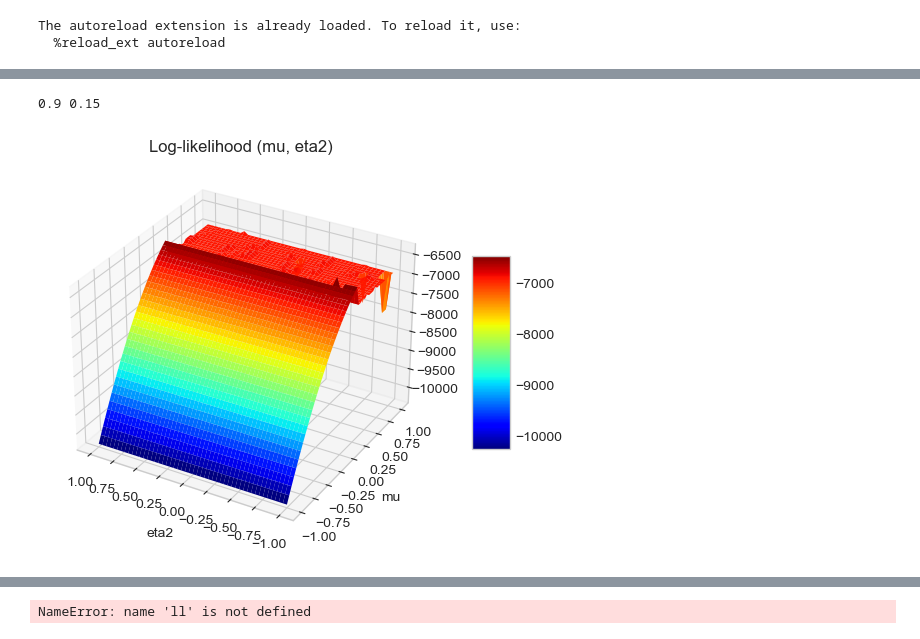
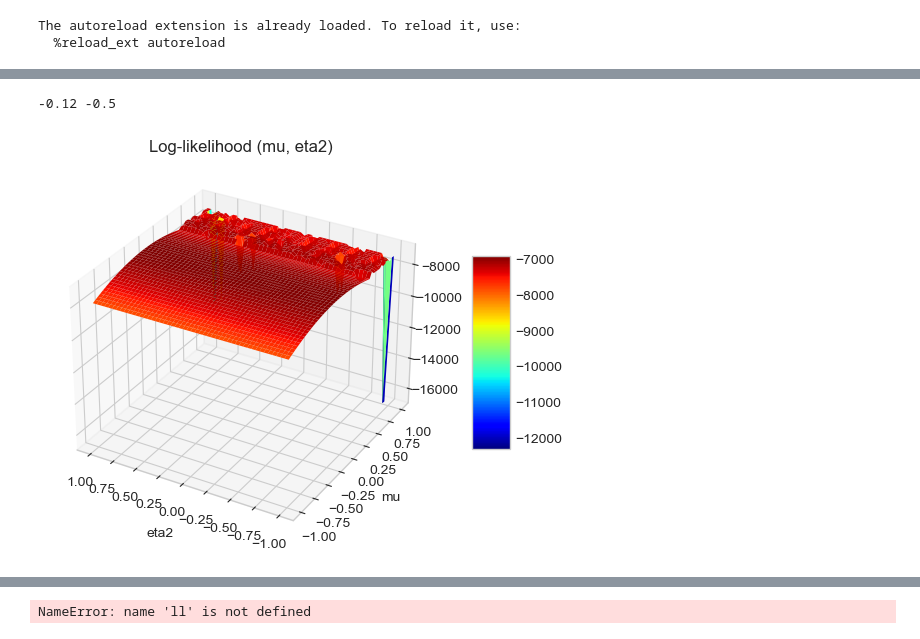
Before and after one commit to juliekrabek123/dynamic_cbjk, a Jupyter notebook: test-copy.ipynb, the cells around one changed output, grey strips where cells are left out. Drawn from its saved outputs; the diff is of its cells as text; code cells hidden in the pictures.

```diff
--- a/test-copy.ipynb
+++ b/test-copy.ipynb
@@ -82,14 +82,14 @@ Bellman pk:
 # Find tha likelihood value for different combinations
 
 par_mu = copy.copy(model.mu)
-par_eta2 = copy.copy(model.eta2)
+par_eta3 = copy.copy(model.eta3)
 
 NRC = 50
 Nc = 50
 
 log_lik = np.nan + np.zeros((NRC,Nc))
 mu= np.linspace(-1,1,NRC)
-eta2 = np.linspace(-1,1,Nc)
+eta3 = np.linspace(-1,1,Nc)
 
 for i in range(NRC):
     for j in range(Nc):
@@ -102,45 +102,45 @@ for i in range(NRC):
         model.p = p # Use first step estimates as starting values for t
 
         # Estimate RC and C
-        pnames = ['mu','eta2']
-        theta = np.array([mu[i], eta2[j]])
+        pnames = ['mu','eta3']
+        theta = np.array([mu[i], eta3[j]])
         log_lik[i,j]=estimate.ll(theta,model, solver,data, pnames)
 
 log_lik *= samplesize*(-1)
 
 #Re-inset the true parameters
 model.mu = copy.copy(par_mu)
-model.eta2 = copy.copy(par_eta2)
+model.eta3 = copy.copy(par_eta3)
 
-print(model.mu, model.eta2)
+print(model.mu, model.eta3)
 # %% [output]
-0.9 0.15
+-0.12 -0.5
 # %%
 # plot figure in three dimensions
 from mpl_toolkits.mplot3d import Axes3D
 from matplotlib import cm
 plt.style.use('seaborn-whitegrid')
 
 
 fig = plt.figure(figsize=(10,5))
 ax = fig.add_subplot(1,1,1,projection='3d')
 
 # Make data.
-X, Y = np.meshgrid(eta2, mu)
+X, Y = np.meshgrid(eta3, mu)
 
 # Plot the surface.
 surf = ax.plot_surface(X, Y, log_lik, cmap=cm.jet)
 
 # Customize the axis.
 ax.set_xlabel(f'eta2')
 ax.set_ylabel(f'mu')
 ax.set_title(f'Log-likelihood (mu, eta2)')
 ax.invert_xaxis()
 
 # Add a color bar which maps values to colors.
 fig.colorbar(surf, shrink=0.5, aspect=5)
 
 plt.show()
 # %% [output]
-[figure, old version]
+[figure, new version]
 # %%
```
Also changed, not shown: parts of 6 cells of this notebook, 2 other files.
